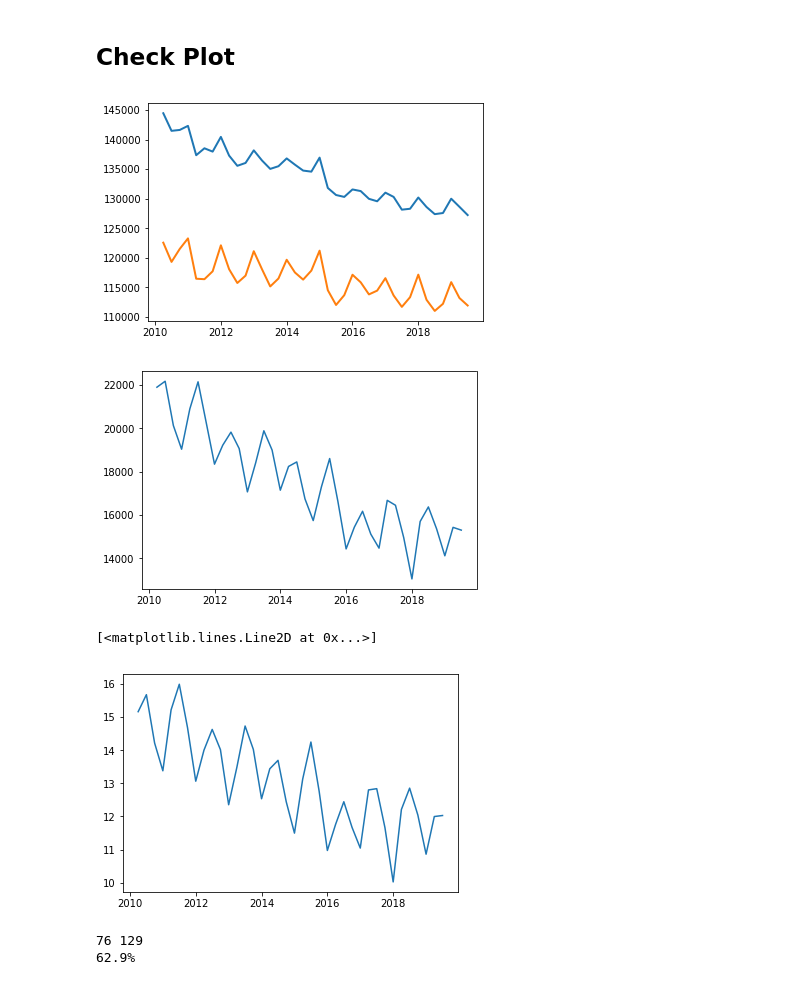
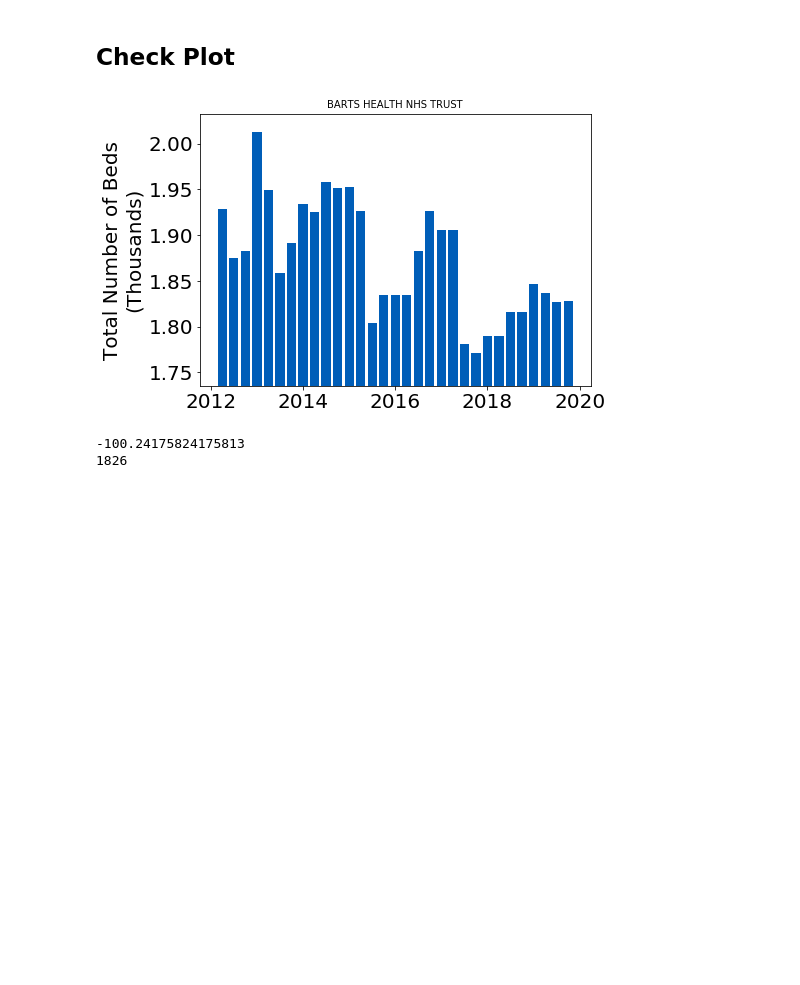
Before and after one commit to HowsMyNHS/NHSdata, a Jupyter notebook: NhsEngBeds.ipynb, the cells around one changed output. Saved outputs shown, nothing was run; the diff lists cells and outputs as text; code cells hidden in the pictures; blank space fills up the shorter version.

```diff
--- a/NhsEngBeds.ipynb
+++ b/NhsEngBeds.ipynb
@@ -141,19 +125,2 @@ for i, name in enumerate(data):
 # %% [markdown]
 <h2> Check Plot</h2>
-# %%
-time = np.arange(2010.25, 2019.75, 0.25)[::-1]
-allBeds = BedsAvail[0,:]
-alloccBeds = OccBeds[0,:]
-plt.plot(time, allBeds,lw=2)
-plt.plot(time, alloccBeds,lw=2)
-#plt.ylim(100000, 146000)
-plt.show()
-
-plt.plot(time, allBeds - alloccBeds)
-plt.show()
-plt.plot(time, (allBeds-alloccBeds)/allBeds*100)
-# %% [output]
-[figure, removed]
-[figure, removed]
-[<matplotlib.lines.Line2D at 0x...>]
-[figure, removed]
@@ -162,3 +127,24 @@ np.arange(2010.25, 2011.25, 0.25)
+# %%
+fig, ax1 = plt.subplots(figsize = (7,5))
+time = np.arange(2010.25, 2020, 0.25)[::-1]
+
+hospital = 2
+
+allBeds = BedsAvail[hospital,:][BedsAvail[hospital,:]!='-']
+ax1.set_title(firstNames[hospital],size = 10)
+ax1.bar(time[BedsAvail[hospital,:]!='-'], allBeds*1e-3, width = 0.2,
+        align='center', alpha=1, color="#005EB8")
+#plt.plot(time, allBeds,'r.',lw=2)
+ax1.set_ylim(0.98*min(allBeds)*1e-3, 1.01*max(allBeds)*1e-3)
+ax1.set_ylabel("Total Number of Beds\n(Thousands)")
+plt.show()
+
+print(allBeds[0]-allBeds[-1])
+print(int(allBeds[1]))
+# %% [output]
+[figure, added]
+-100.24175824175813
+1826
 # %%
 better = 0
 worse = 0
@@ -178,8 +164,2 @@ for i, name in enumerate(firstNames[2:]):# 'BEDFORD HOSPITAL NHS TRUST'
 
 #plt.plot(time[BedfordBedsAvail != '-'], remaining,lw=2)
-# %%
-print(better, worse)
-print("{:.3}%".format(129/(76+129)*100))
-# %% [output]
-76 129
-62.9%
```
Also changed, not shown: parts of 10 cells of this notebook.
